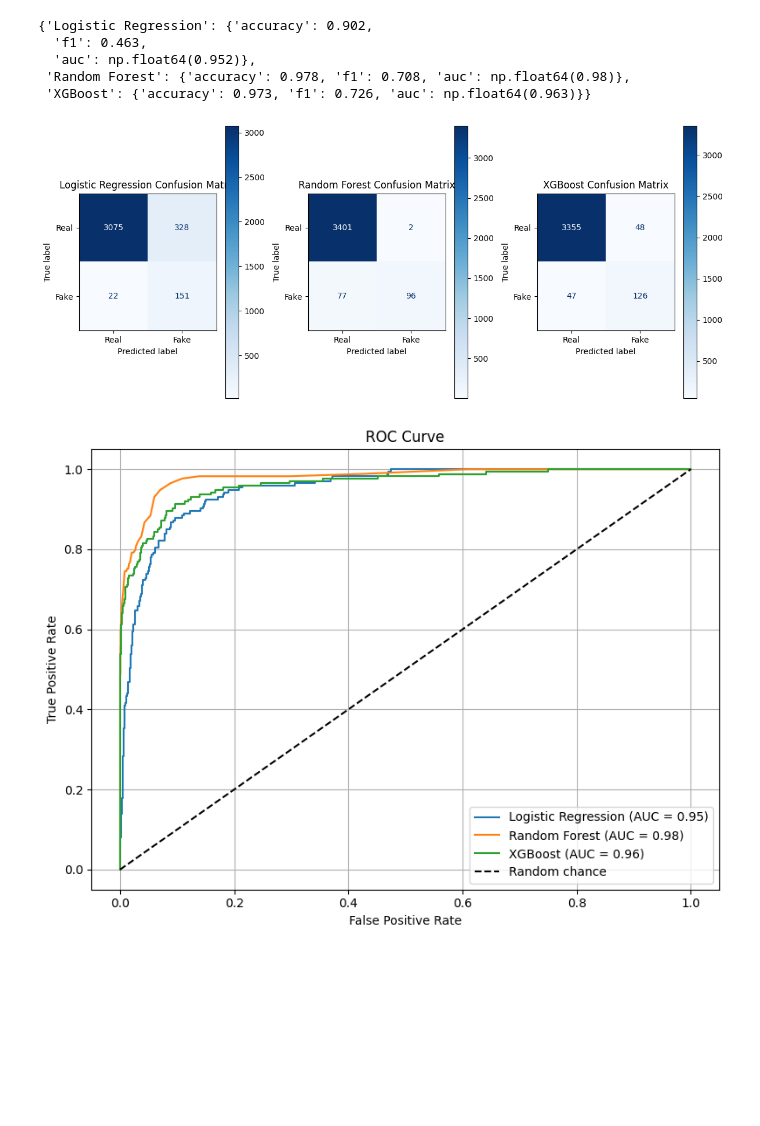
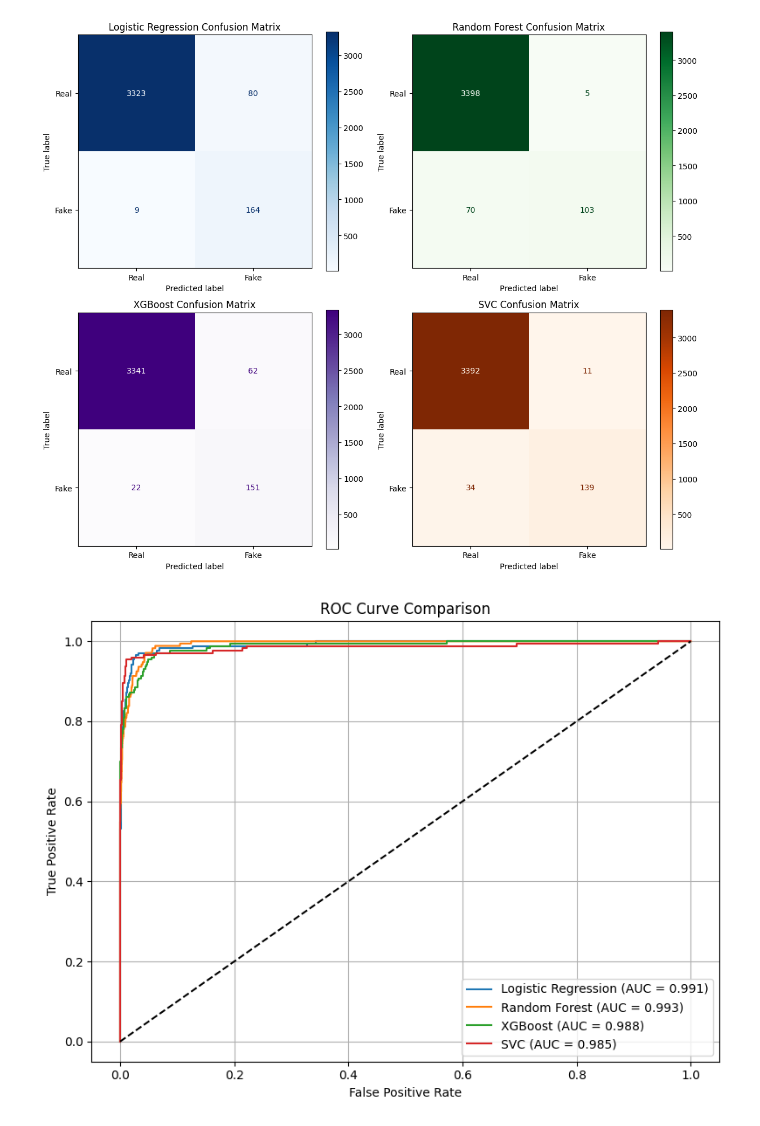
Before and after one commit to Asad-Tariq/cogs209-scientific-data-analysis-statistical-learning, a Jupyter notebook: mini-project-1/detecting-fake-jobs.ipynb, the cells around one changed output. Saved outputs shown, nothing was run; the diff lists cells and outputs as text; code cells hidden in the pictures; blank space fills up the shorter version.

```diff
--- a/mini-project-1/detecting-fake-jobs.ipynb
+++ b/mini-project-1/detecting-fake-jobs.ipynb
@@ -143,55 +173,54 @@ Pipeline(steps=[('preprocessor',
 # %%
-# Predictions and Evaluation
-models = {'Logistic Regression': logreg, 'Random Forest': rf, 'XGBoost': xgb}
-results = {}
+# Evaluate best models
+final_results = {}
+f1_scores = []
 
-for name, model in models.items():
+for name, model in best_models.items():
     y_pred = model.predict(X_test)
     y_proba = model.predict_proba(X_test)[:, 1]
-    results[name] = {
-        'accuracy': accuracy_score(y_test, y_pred),
-        'f1': f1_score(y_test, y_pred),
-        'auc': roc_auc_score(y_test, y_proba),
-        'fpr': roc_curve(y_test, y_proba)[0],
-        'tpr': roc_curve(y_test, y_proba)[1]
+    acc = accuracy_score(y_test, y_pred)
+    f1 = f1_score(y_test, y_pred)
+    auc = roc_auc_score(y_test, y_proba)
+    fpr, tpr, _ = roc_curve(y_test, y_proba)
+
+    final_results[name] = {
+        'accuracy': acc,
+        'f1': f1,
+        'auc': auc,
+        'fpr': fpr,
+        'tpr': tpr,
+        'y_pred': y_pred
     }
 
-# Return key metrics
-results_summary = {model: {k: round(v, 3) for k, v in metrics.items() if k in ['accuracy', 'f1', 'auc']} for model, metrics in results.items()}
-results_summary
+    f1_scores.append((name, f1))
-# %% [output]
-{'Logistic Regression': {'accuracy': 0.902,
-  'f1': 0.463,
-  'auc': np.float64(0.952)},
- 'Random Forest': {'accuracy': 0.978, 'f1': 0.708, 'auc': np.float64(0.98)},
- 'XGBoost': {'accuracy': 0.973, 'f1': 0.726, 'auc': np.float64(0.963)}}
 # %%
-# Plot confusion matrices
-fig, axes = plt.subplots(1, 3, figsize=(12, 5))
+# Confusion Matrices
+fig, axes = plt.subplots(2, 2, figsize=(12, 10))
+axes = axes.flatten()
+cmaps = ['Blues', 'Greens', 'Purples', 'Oranges']
 
-for ax, (name, model) in zip(axes, models.items()):
-    y_pred = model.predict(X_test)
-    cm = confusion_matrix(y_test, y_pred)
+for i, (name, result) in enumerate(final_results.items()):
+    cm = confusion_matrix(y_test, result['y_pred'])
     disp = ConfusionMatrixDisplay(confusion_matrix=cm, display_labels=['Real', 'Fake'])
-    disp.plot(ax=ax, cmap='Blues', values_format='d')
-    ax.set_title(f"{name} Confusion Matrix")
+    disp.plot(ax=axes[i], cmap=cmaps[i], values_format='d')
+    axes[i].set_title(f"{name} Confusion Matrix")
 
 plt.tight_layout()
 plt.show()
 # %% [output]
-[figure, old version]
+[figure, new version]
 # %%
-# Plot ROC curves
+# ROC Curve Plot
 plt.figure(figsize=(8, 6))
-for name in results:
-    plt.plot(results[name]['fpr'], results[name]['tpr'], label=f"{name} (AUC = {results[name]['auc']:.2f})")
-plt.plot([0, 1], [0, 1], 'k--', label='Random chance')
+for name, result in final_results.items():
+    plt.plot(result['fpr'], result['tpr'], label=f"{name} (AUC = {result['auc']:.3f})")
+plt.plot([0, 1], [0, 1], 'k--')
 plt.xlabel("False Positive Rate")
 plt.ylabel("True Positive Rate")
-plt.title("ROC Curve")
+plt.title("ROC Curve Comparison")
 plt.legend()
 plt.grid(True)
 plt.tight_layout()
 plt.show()
 # %% [output]
-[figure, old version]
+[figure, new version]
```
Also changed, not shown: parts of 12 cells of this notebook.
